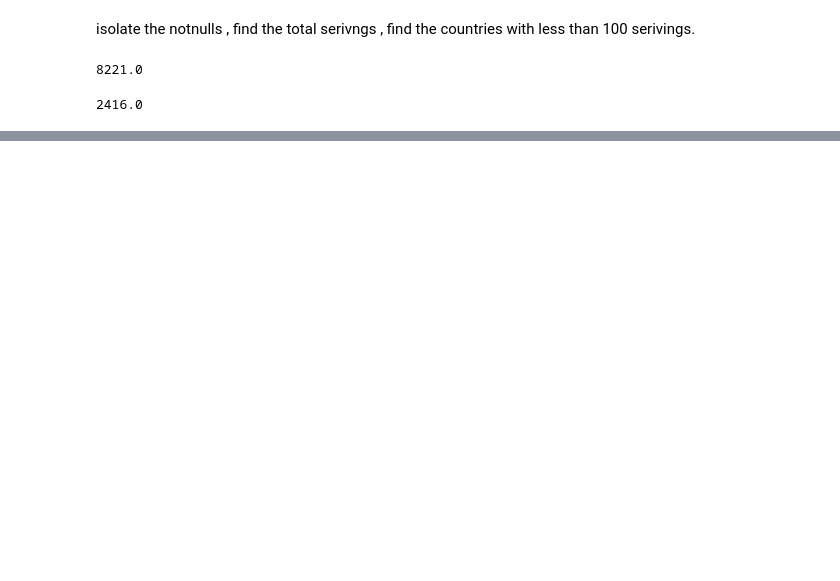
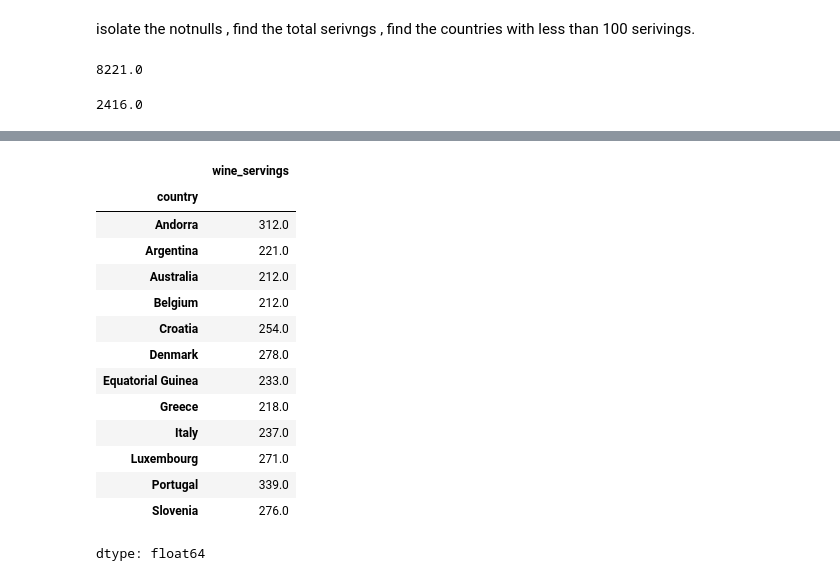
Before and after one commit to NomadCoder101/colabs, a Jupyter notebook: SECTION_2.ipynb, the cells around one changed output, grey strips where cells are left out. Cells and saved outputs as stored; diff of their text form; code cells hidden in the pictures; blank space fills up the shorter version.

```diff
--- a/SECTION_2.ipynb
+++ b/SECTION_2.ipynb
@@ -403,0 +913,2 @@ wine_servings.loc[wine_servings < 100].sum()
+# %%
+alcohol.sort_index(ascending=True,inplace=True)
@@ -403,0 +926,2 @@ wine_servings.loc[wine_servings < 100].sum()
+# %%
+more_drinks=pd.Series({'Albania':6,'Algeria':10,'Yemen':100,'Afghanistan':101,'Alberia':19},dtype=float)
@@ -403,0 +945,3 @@ wine_servings.loc[wine_servings < 100].sum()
+# %%
+
+alcohol.add(more_drinks,fill_value=0)
@@ -403,0 +1339,18 @@ wine_servings.loc[wine_servings < 100].sum()
+# %%
+alcohol[alcohol >200]
+# %% [output]
+|  | wine_servings |
+| country |  |
+| Andorra | 312.0 |
+| Argentina | 221.0 |
+| Australia | 212.0 |
+| Belgium | 212.0 |
+| Croatia | 254.0 |
+| Denmark | 278.0 |
+| Equatorial Guinea | 233.0 |
+| Greece | 218.0 |
+| Italy | 237.0 |
+| Luxembourg | 271.0 |
+| Portugal | 339.0 |
+| Slovenia | 276.0 |
+dtype: float64
```
Also changed, not shown: parts of 158 cells of this notebook.
